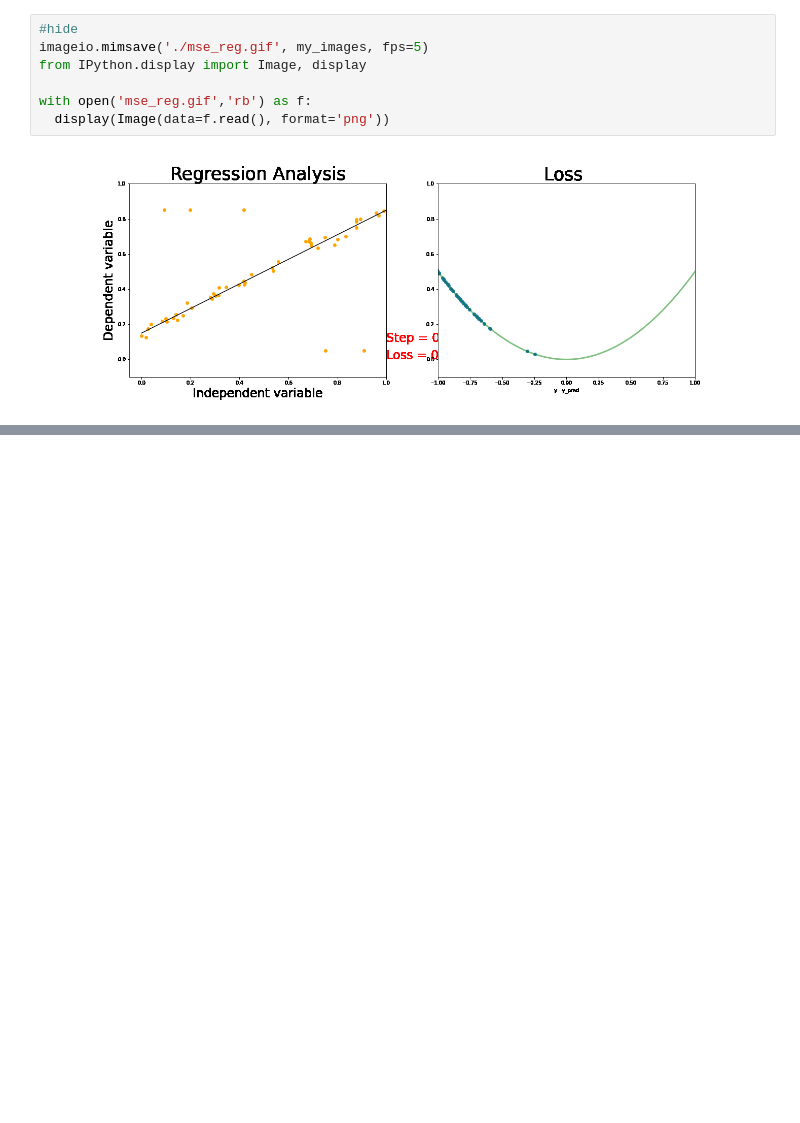
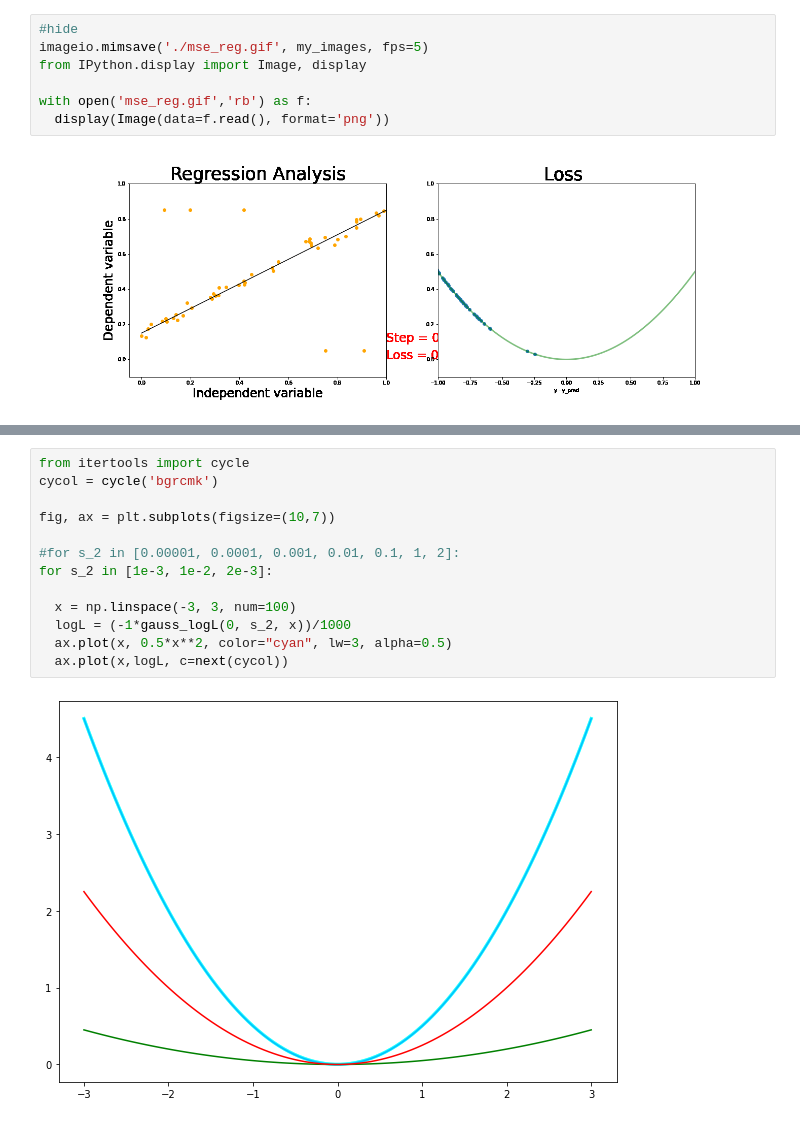
Before and after one commit to deebuls/devblog, a Jupyter notebook: 2020-05-05-uncertainty-regression-robustness.ipynb, the cells around one changed output, grey strips where cells are left out. Saved outputs shown, nothing was run; the diff lists cells and outputs as text; blank space fills up the shorter version.

```diff
--- a/2020-05-05-uncertainty-regression-robustness.ipynb
+++ b/2020-05-05-uncertainty-regression-robustness.ipynb
@@ -175,0 +214,15 @@ with open('mse_reg.gif','rb') as f:
+# %%
+from itertools import cycle
+cycol = cycle('bgrcmk')
+
+fig, ax = plt.subplots(figsize=(10,7))
+
+#for s_2 in [0.00001, 0.0001, 0.001, 0.01, 0.1, 1, 2]:
+for s_2 in [1e-3, 1e-2, 2e-3]:
+
+  x = np.linspace(-3, 3, num=100)
+  logL = (-1*gauss_logL(0, s_2, x))/1000
+  ax.plot(x, 0.5*x**2, color="cyan", lw=3, alpha=0.5)
+  ax.plot(x,logL, c=next(cycol))
+# %% [output]
+[figure, added]
```
Also changed, not shown: parts of 6 cells of this notebook.
